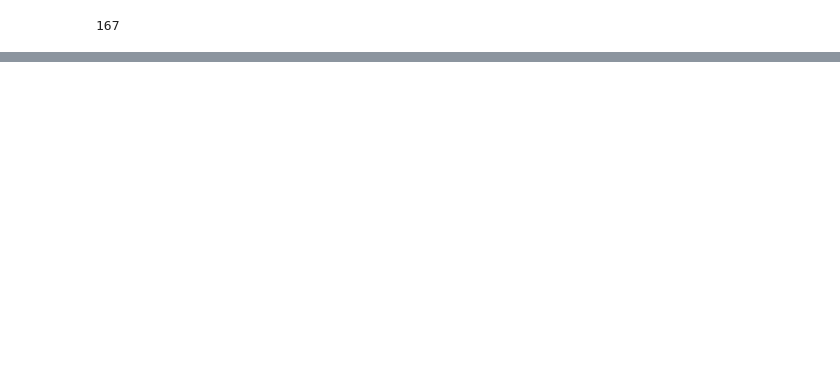
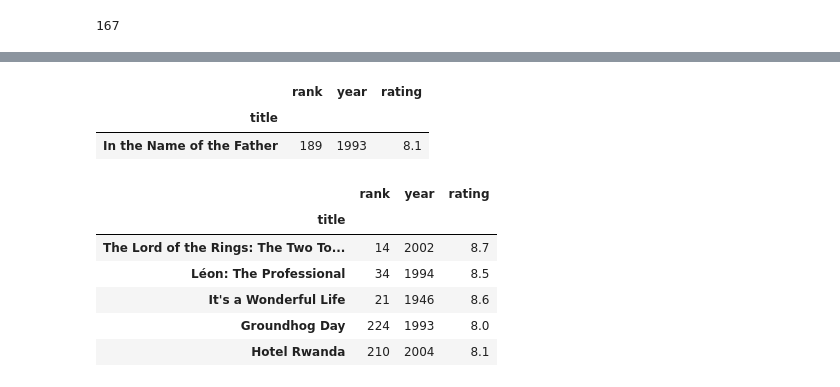
Before and after one commit to janpipek/pandas-watching-movies, a Jupyter notebook: notebooks/pandas-basics.ipynb, the cells around one changed output, grey strips where cells are left out. Cells and saved outputs as stored; diff of their text form; code cells hidden in the pictures; blank space fills up the shorter version.

```diff
--- a/notebooks/pandas-basics.ipynb
+++ b/notebooks/pandas-basics.ipynb
@@ -654,0 +726,18 @@ movies_by_title.sample()
+# %%
+# One random row
+movies_by_title.sample()
+# %% [output]
+|  | rank | year | rating |
+| title |  |  |  |
+| In the Name of the Father | 189 | 1993 | 8.1 |
+# %%
+# Multiple random rows
+movies_by_title.sample(5)
+# %% [output]
+|  | rank | year | rating |
+| title |  |  |  |
+| The Lord of the Rings: The Two To... | 14 | 2002 | 8.7 |
+| Léon: The Professional | 34 | 1994 | 8.5 |
+| It's a Wonderful Life | 21 | 1946 | 8.6 |
+| Groundhog Day | 224 | 1993 | 8.0 |
+| Hotel Rwanda | 210 | 2004 | 8.1 |
```
Also changed, not shown: parts of 67 cells of this notebook.
